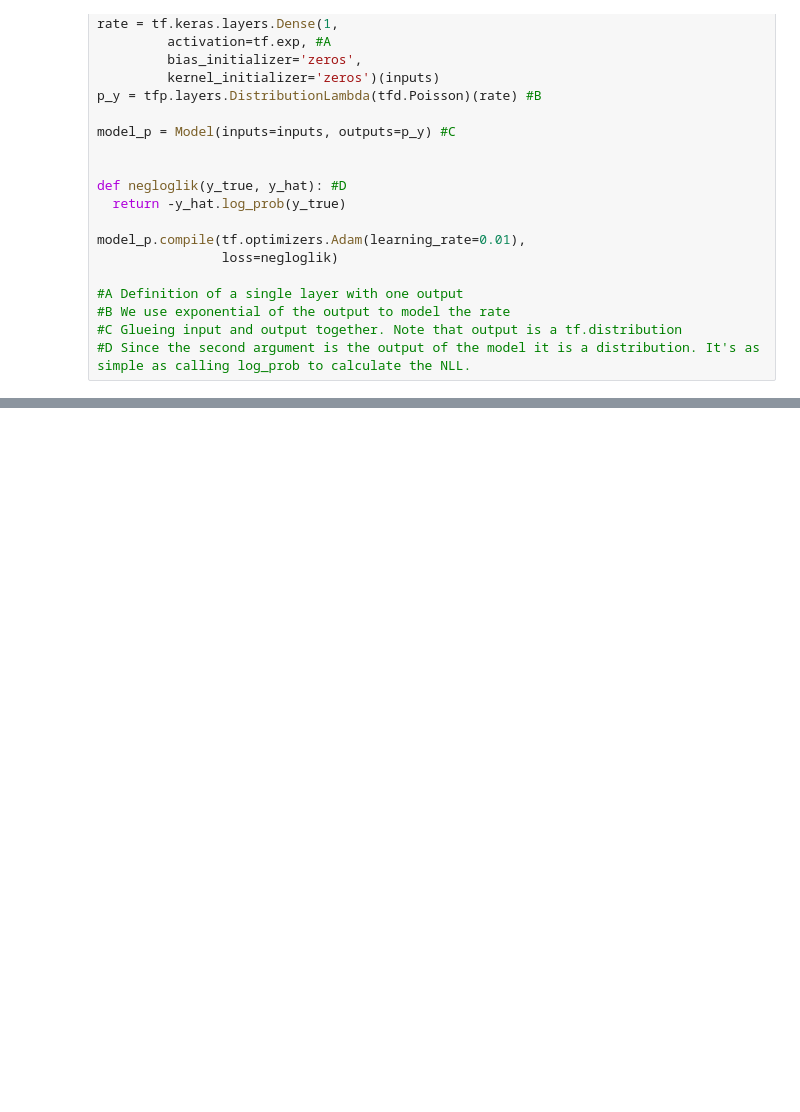
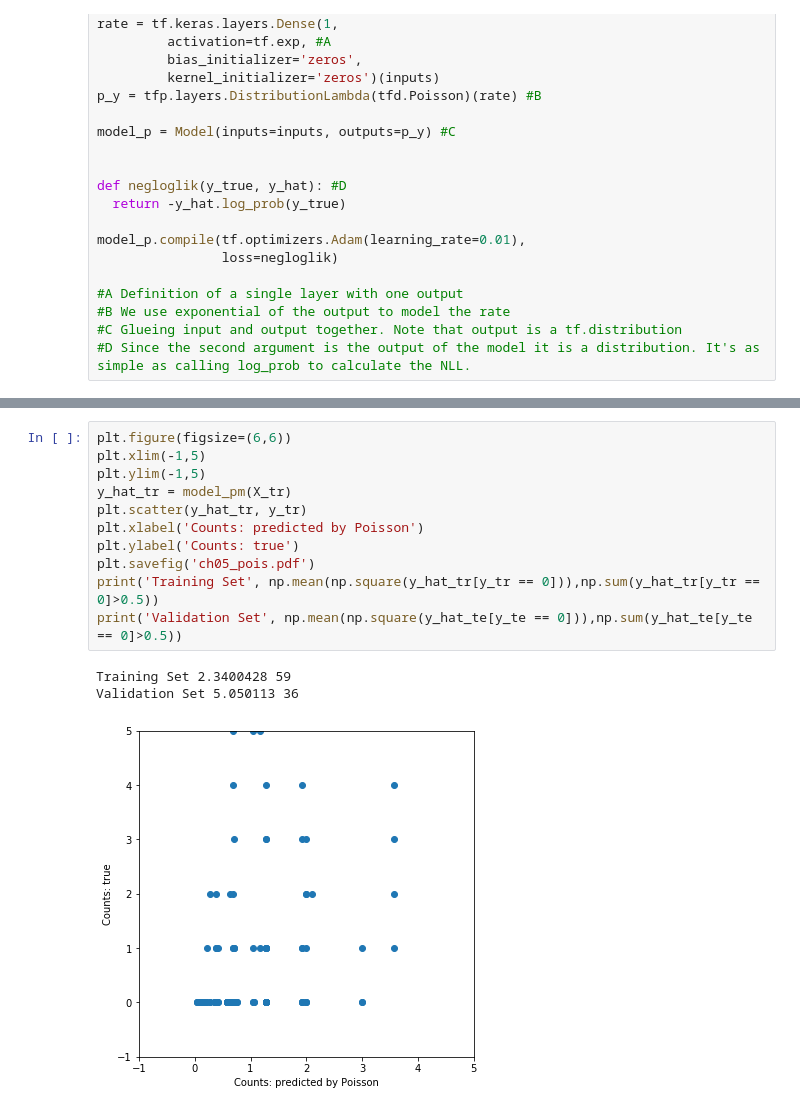
Before and after one commit to tensorchiefs/dl_book, a Jupyter notebook: chapter_05/nb_ch05_creg.ipynb, the cells around one changed output, grey strips where cells are left out. Drawn from its saved outputs; the diff is of its cells as text; blank space fills up the shorter version.

```diff
--- a/chapter_05/nb_ch05_creg.ipynb
+++ b/chapter_05/nb_ch05_creg.ipynb
@@ -175 +195,16 @@ np.sqrt(np.mean((y_hat_te - y_te)**2)),np.sqrt(np.mean(np.abs((y_hat_te - y_te))
+# %%
+plt.figure(figsize=(6,6))
+plt.xlim(-1,5)
+plt.ylim(-1,5)
+y_hat_tr = model_pm(X_tr)
+plt.scatter(y_hat_tr, y_tr)
+plt.xlabel('Counts: predicted by Poisson')
+plt.ylabel('Counts: true')
+plt.savefig('ch05_pois.pdf')
+print('Training Set', np.mean(np.square(y_hat_tr[y_tr == 0])),np.sum(y_hat_tr[y_tr == 0]>0.5))
+print('Validation Set', np.mean(np.square(y_hat_te[y_te == 0])),np.sum(y_hat_te[y_te == 0]>0.5))
+# %% [output]
+Training Set 2.3400428 59
+Validation Set 5.050113 36
+[figure, added]
 # %% [markdown]
```
Also changed, not shown: parts of 33 cells of this notebook.
